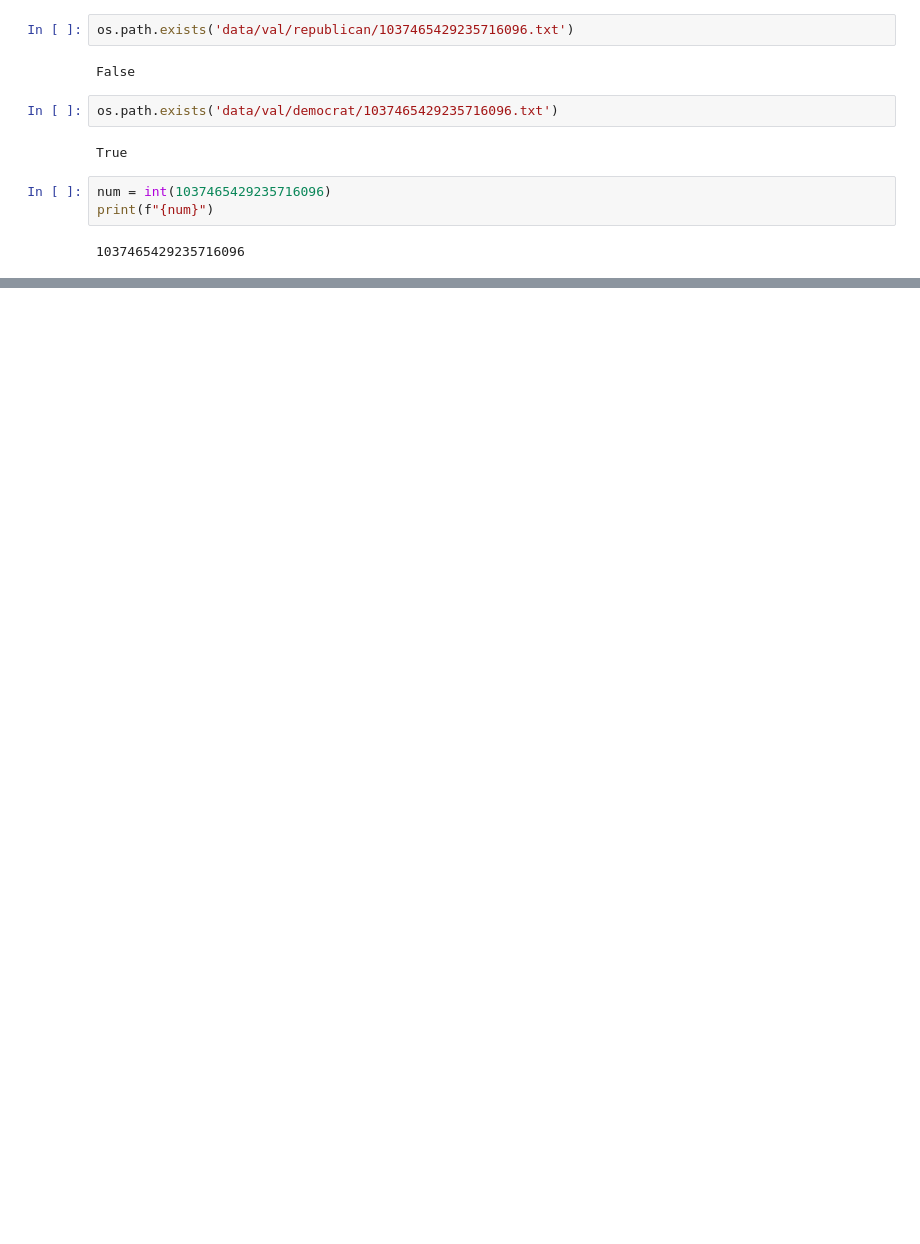
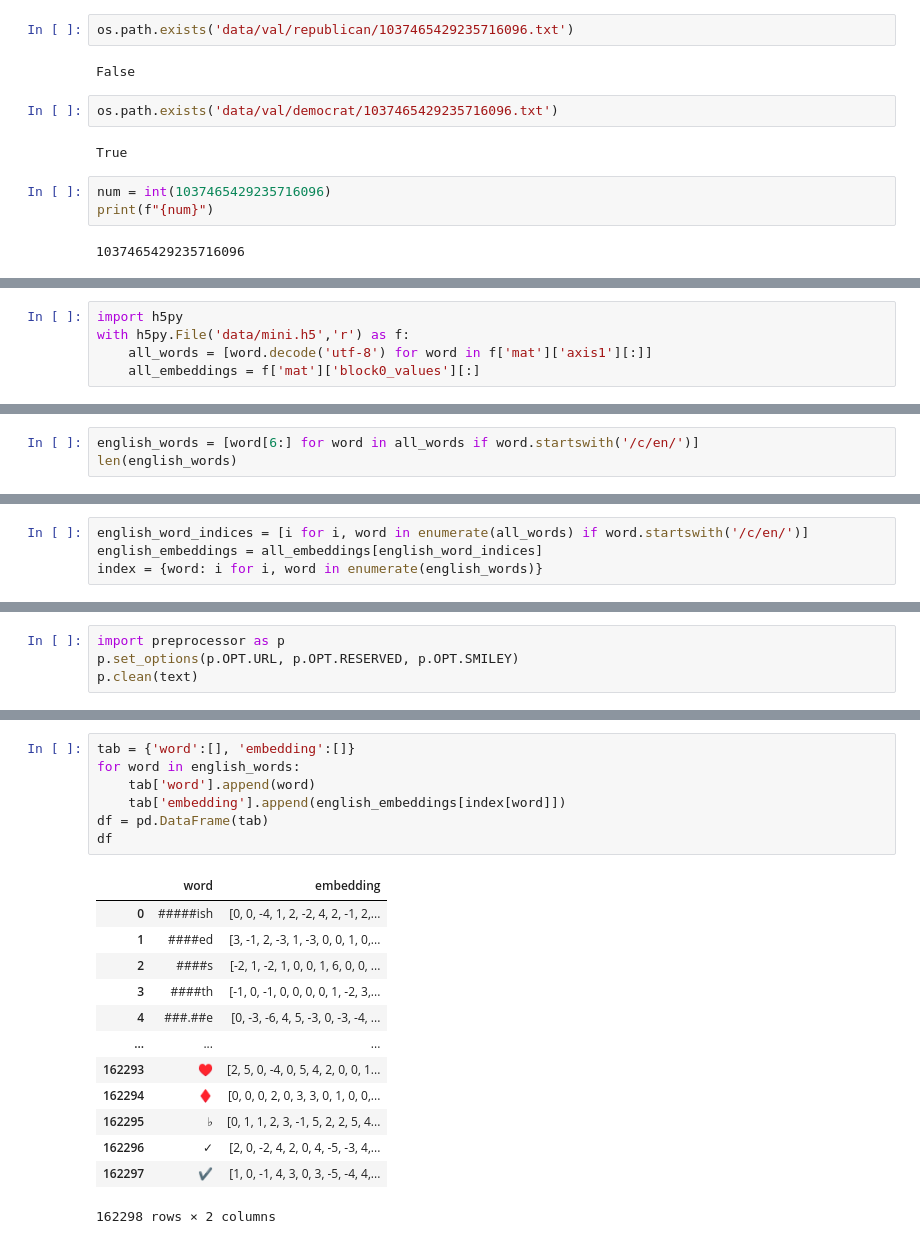
Before and after one commit to hiraimarcos/egr190_project, a Jupyter notebook: explore_data.ipynb, the cells around one changed output, grey strips where cells are left out. Drawn from its saved outputs; the diff is of its cells as text; blank space fills up the shorter version.

```diff
--- a/explore_data.ipynb
+++ b/explore_data.ipynb
@@ -223,0 +229,5 @@ print(f"{num}")
+# %%
+import h5py
+with h5py.File('data/mini.h5','r') as f:
+    all_words = [word.decode('utf-8') for word in f['mat']['axis1'][:]]
+    all_embeddings = f['mat']['block0_values'][:]
@@ -223,0 +242,3 @@ print(f"{num}")
+# %%
+english_words = [word[6:] for word in all_words if word.startswith('/c/en/')]
+len(english_words)
@@ -223,0 +247,4 @@ print(f"{num}")
+# %%
+english_word_indices = [i for i, word in enumerate(all_words) if word.startswith('/c/en/')]
+english_embeddings = all_embeddings[english_word_indices]
+index = {word: i for i, word in enumerate(english_words)}
@@ -223,0 +301,4 @@ print(f"{num}")
+# %%
+import preprocessor as p
+p.set_options(p.OPT.URL, p.OPT.RESERVED, p.OPT.SMILEY)
+p.clean(text)
@@ -223,0 +349,21 @@ print(f"{num}")
+# %%
+tab = {'word':[], 'embedding':[]}
+for word in english_words:
+    tab['word'].append(word)
+    tab['embedding'].append(english_embeddings[index[word]])
+df = pd.DataFrame(tab)
+df
+# %% [output]
+|  | word | embedding |
+| 0 | #####ish | [0, 0, -4, 1, 2, -2, 4, 2, -1, 2,... |
+| 1 | ####ed | [3, -1, 2, -3, 1, -3, 0, 0, 1, 0,... |
+| 2 | ####s | [-2, 1, -2, 1, 0, 0, 1, 6, 0, 0, ... |
+| 3 | ####th | [-1, 0, -1, 0, 0, 0, 0, 1, -2, 3,... |
+| 4 | ###.##e | [0, -3, -6, 4, 5, -3, 0, -3, -4, ... |
+| ... | ... | ... |
+| 162293 | ♥ | [2, 5, 0, -4, 0, 5, 4, 2, 0, 0, 1... |
+| 162294 | ♦ | [0, 0, 0, 2, 0, 3, 3, 0, 1, 0, 0,... |
+| 162295 | ♭ | [0, 1, 1, 2, 3, -1, 5, 2, 2, 5, 4... |
+| 162296 | ✓ | [2, 0, -2, 4, 2, 0, 4, -5, -3, 4,... |
+| 162297 | ✔ | [1, 0, -1, 4, 3, 0, 3, -5, -4, 4,... |
+162298 rows × 2 columns
```
Also changed, not shown: parts of 13 cells of this notebook, 4 other files.
